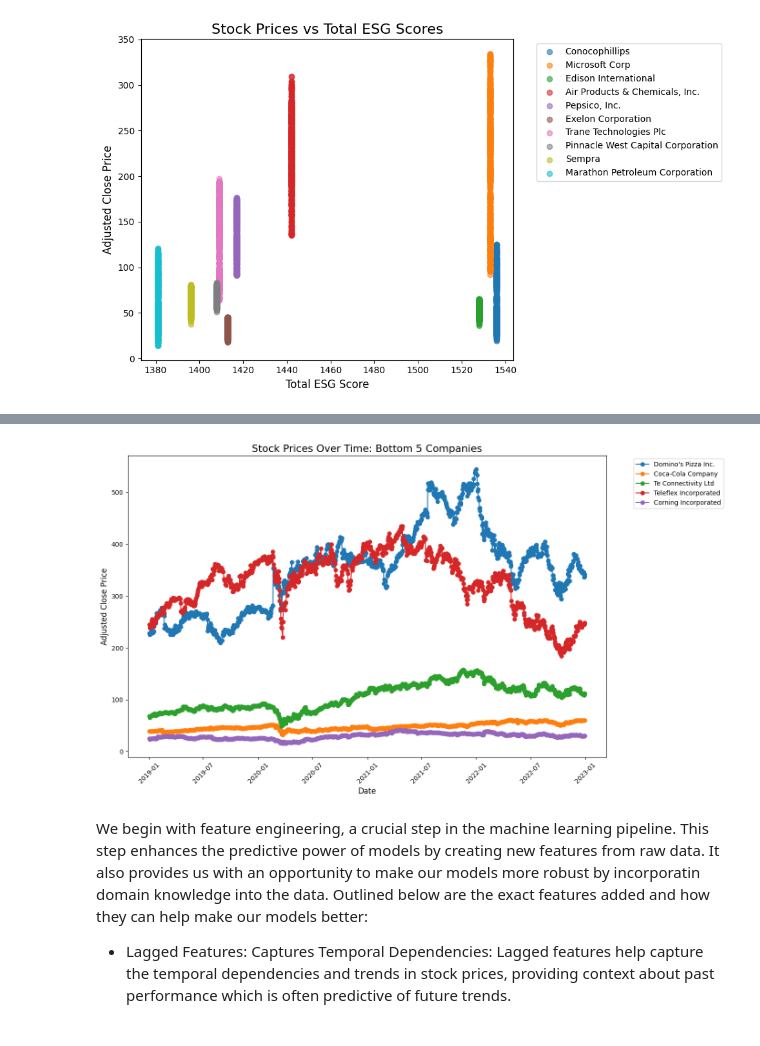
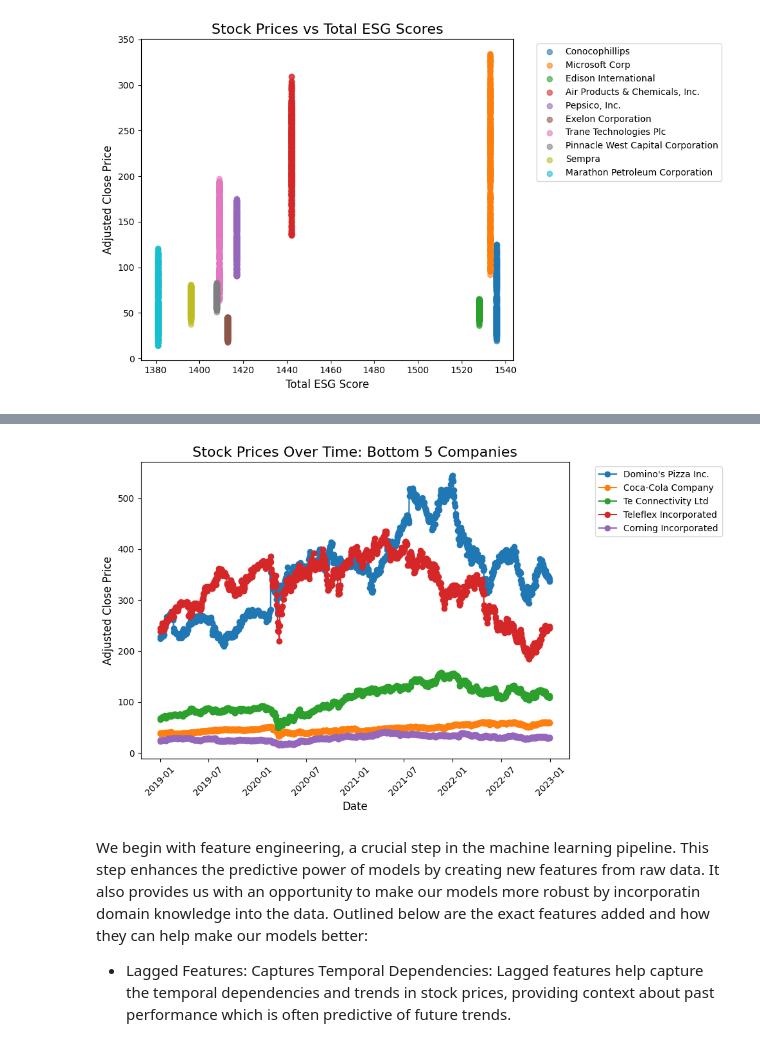
Before and after one commit to JacquelynGarcia/ESGStockPredictor, a Jupyter notebook: FinalProject_Group025_FA24_with_changes.ipynb, the cells around one changed output, grey strips where cells are left out. Saved outputs shown, nothing was run; the diff lists cells and outputs as text; code cells hidden in the pictures.

```diff
--- a/FinalProject_Group025_FA24_with_changes.ipynb
+++ b/FinalProject_Group025_FA24_with_changes.ipynb
@@ -425,19 +423,19 @@ plt.show()
 # %%
-plt.figure(figsize=(14, 8))
+plt.figure(figsize=(10, 6))
 
 for name in bottom_5["Name"]:
     company_data = filtered_data[filtered_data["Name"] == name]
     plt.plot(company_data["Date"], company_data["adj_close"], marker="o", label=name)
 
 plt.title("Stock Prices Over Time: Bottom 5 Companies", fontsize=16)
 plt.xlabel("Date", fontsize=12)
 plt.ylabel("Adjusted Close Price", fontsize=12)
 plt.legend(bbox_to_anchor=(1.05, 1), loc="upper left", fontsize=10)
 plt.xticks(rotation=45)
 plt.tight_layout()
 plt.show()
 # %% [output]
-[figure, old version]
+[figure, new version]
 # %% [markdown]
 We begin with feature engineering, a crucial step in the machine learning pipeline. This step enhances the predictive power of models by creating new features from raw data. It also provides us with an opportunity to make our models more robust by incorporatin domain knowledge into the data. Outlined below are the exact features added and how they can help make our models better:
 
```
Also changed, not shown: parts of 8 cells of this notebook.
